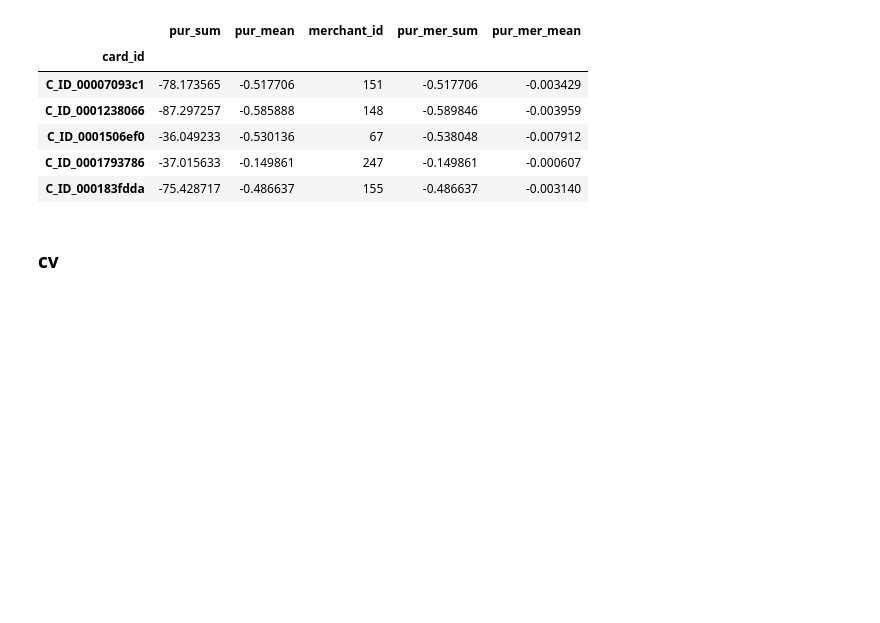
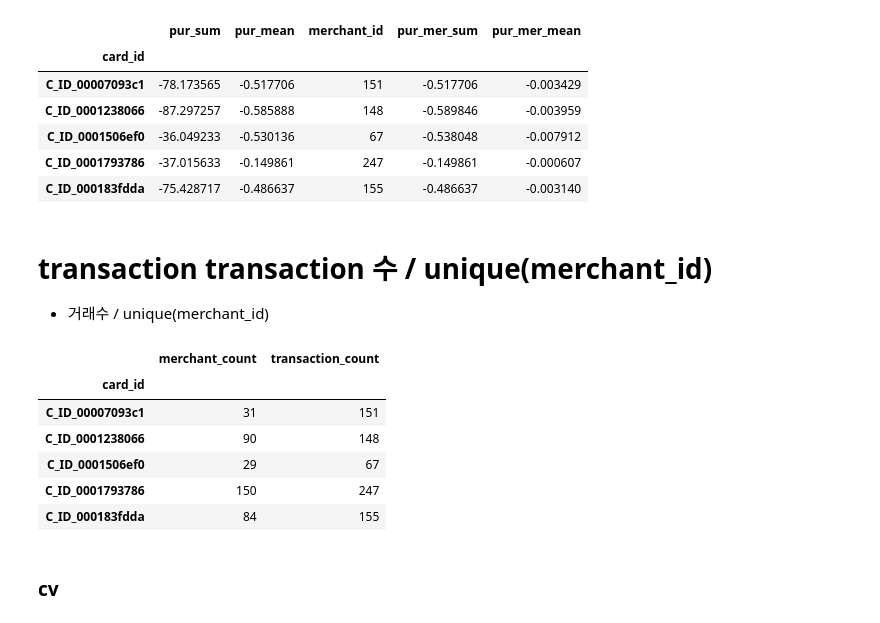
Before and after one commit to miniii222/kaggle, a Jupyter notebook: Elo_Merchant_Category_Recommendation/modeling/2-6.New_Feature_transaction2.ipynb, the cells around one changed output. Cells and saved outputs as stored; diff of their text form; code cells hidden in the pictures; blank space fills up the shorter version.

```diff
--- a/Elo_Merchant_Category_Recommendation/modeling/2-6.New_Feature_transaction2.ipynb
+++ b/Elo_Merchant_Category_Recommendation/modeling/2-6.New_Feature_transaction2.ipynb
@@ -281,3 +214,20 @@ purchase_merchant.head()
 | C_ID_0001506ef0 | -36.049233 | -0.530136 | 67 | -0.538048 | -0.007912 |
 | C_ID_0001793786 | -37.015633 | -0.149861 | 247 | -0.149861 | -0.000607 |
 | C_ID_000183fdda | -75.428717 | -0.486637 | 155 | -0.486637 | -0.003140 |
+# %% [markdown]
+# transaction transaction 수 / unique(merchant_id)
+- 거래수 / unique(merchant_id)
+# %%
+trans_merchant = pd.concat([transaction.groupby(['card_id'])['merchant_id'].nunique(),
+                     transaction.groupby('card_id')['merchant_id'].count()], axis = 1)
+# %%
+trans_merchant.columns = ['merchant_count','transaction_count']
+trans_merchant.head()
+# %% [output]
+|  | merchant_count | transaction_count |
+| card_id |  |  |
+| C_ID_00007093c1 | 31 | 151 |
+| C_ID_0001238066 | 90 | 148 |
+| C_ID_0001506ef0 | 29 | 67 |
+| C_ID_0001793786 | 150 | 247 |
+| C_ID_000183fdda | 84 | 155 |
```
Also changed, not shown: parts of 43 cells of this notebook.
